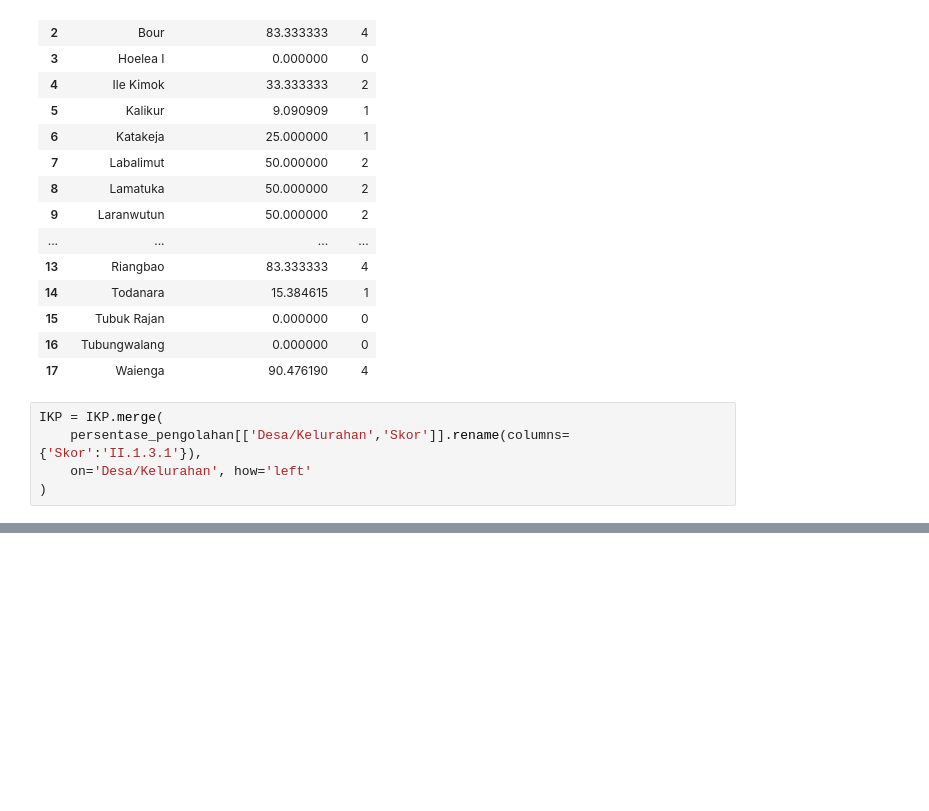
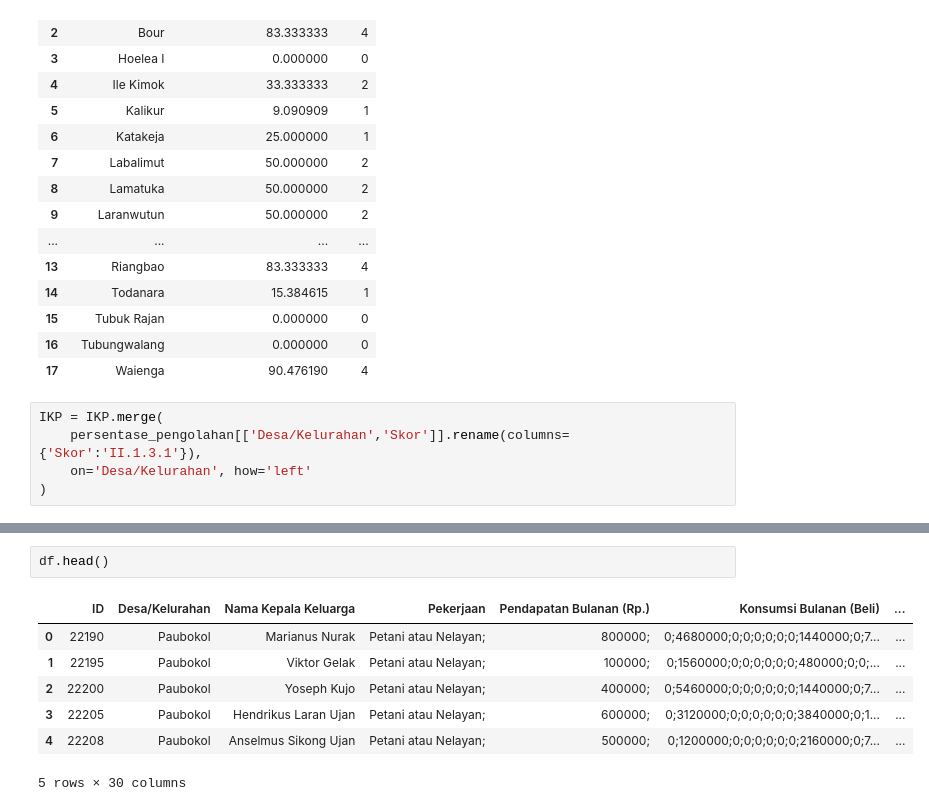
Before and after one commit to hldfiadn/rumah-tangga-mbkp, a Jupyter notebook: df sesuai atribut/perhitungan_IKP.ipynb, the cells around one changed output, grey strips where cells are left out. Saved outputs shown, nothing was run; the diff lists cells and outputs as text; blank space fills up the shorter version.

```diff
--- a/df sesuai atribut/perhitungan_IKP.ipynb
+++ b/df sesuai atribut/perhitungan_IKP.ipynb
@@ -1304,0 +1354,10 @@ IKP
+# %%
+df.head()
+# %% [output]
+|  | ID | Desa/Kelurahan | Nama Kepala Keluarga | Pekerjaan | Pendapatan Bulanan (Rp.) | Konsumsi Bulanan (Beli) | ... |
+| 0 | 22190 | Paubokol | Marianus Nurak | Petani atau Nelayan; | 800000; | 0;4680000;0;0;0;0;0;0;1440000;0;7... | ... |
+| 1 | 22195 | Paubokol | Viktor Gelak | Petani atau Nelayan; | 100000; | 0;1560000;0;0;0;0;0;0;480000;0;0;... | ... |
+| 2 | 22200 | Paubokol | Yoseph Kujo | Petani atau Nelayan; | 400000; | 0;5460000;0;0;0;0;0;0;1440000;0;7... | ... |
+| 3 | 22205 | Paubokol | Hendrikus Laran Ujan | Petani atau Nelayan; | 600000; | 0;3120000;0;0;0;0;0;0;3840000;0;1... | ... |
+| 4 | 22208 | Paubokol | Anselmus Sikong Ujan | Petani atau Nelayan; | 500000; | 0;1200000;0;0;0;0;0;0;2160000;0;7... | ... |
+5 rows × 30 columns
```
Also changed, not shown: parts of 39 cells of this notebook, 2 other files.
